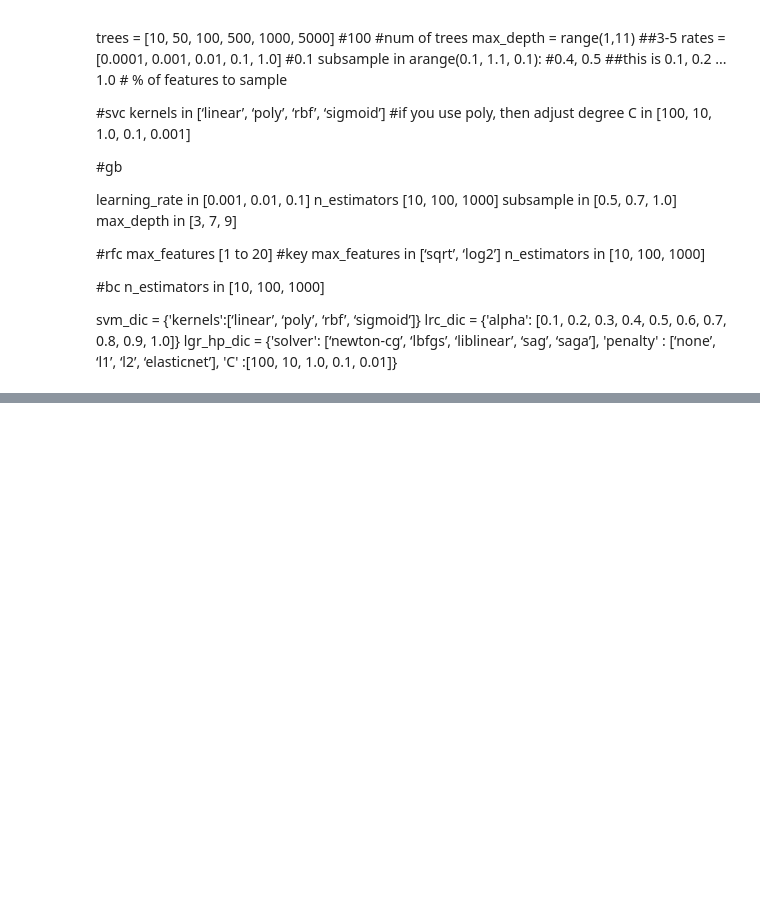
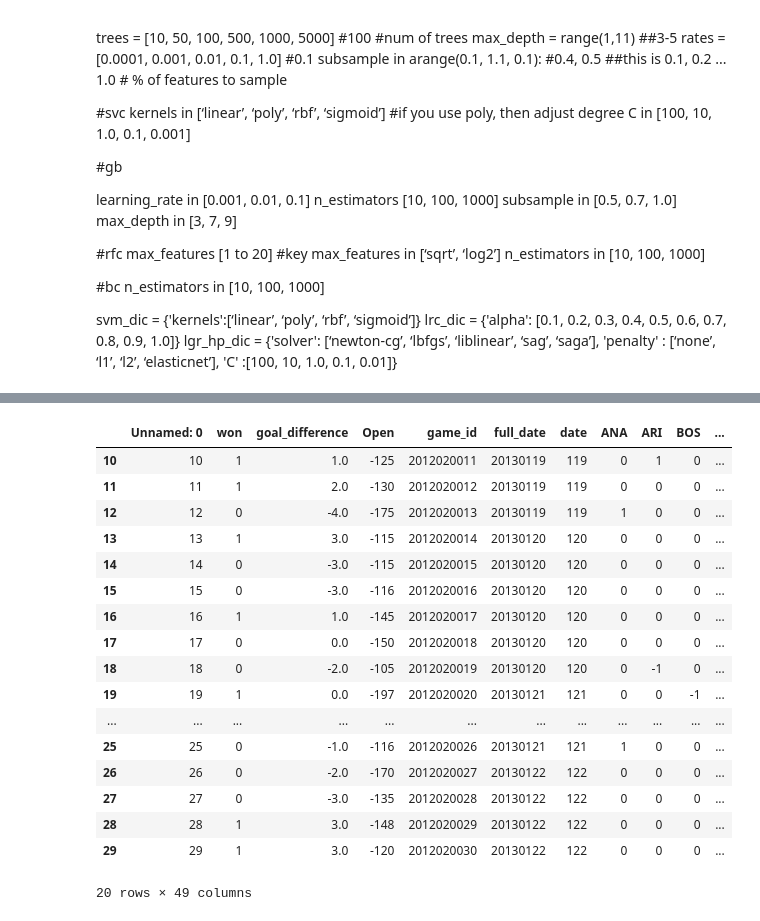
Before and after one commit to joeyamosjohns/final_project_nhl_prediction, a Jupyter notebook: Note_books/Explore_Models/v1_Model2_Pisch_Eval_Tuning.ipynb, the cells around one changed output, grey strips where cells are left out. Drawn from its saved outputs; the diff is of its cells as text; code cells hidden in the pictures; blank space fills up the shorter version.

```diff
--- a/Note_books/Explore_Models/v1_Model2_Pisch_Eval_Tuning.ipynb
+++ b/Note_books/Explore_Models/v1_Model2_Pisch_Eval_Tuning.ipynb
@@ -252,7 +252,4 @@ xgbc = XGBClassifier()
 # %%
 data = pd.read_csv('/Users/joejohns/data_bootcamp/GitHub/final_project_nhl_prediction/Note_books/Explore_Models/data_dummies_Pis_v2.csv')
 # %%
-y = y_Pis.loc[13:, 'won'].copy()
-X = data_dummies_Pis.copy()
-X.shape
-X[300:]
+data.rename(columns ={'win%':'win%_cumul'}, inplace = True)
@@ -258,0 +283,21 @@ X[300:]
+# %%
+data.iloc[10:30, :]
+# %% [output]
+|  | Unnamed: 0 | won | goal_difference | Open | game_id | full_date | date | ANA | ARI | BOS | ... |
+| 10 | 10 | 1 | 1.0 | -125 | 2012020011 | 20130119 | 119 | 0 | 1 | 0 | ... |
+| 11 | 11 | 1 | 2.0 | -130 | 2012020012 | 20130119 | 119 | 0 | 0 | 0 | ... |
+| 12 | 12 | 0 | -4.0 | -175 | 2012020013 | 20130119 | 119 | 1 | 0 | 0 | ... |
+| 13 | 13 | 1 | 3.0 | -115 | 2012020014 | 20130120 | 120 | 0 | 0 | 0 | ... |
+| 14 | 14 | 0 | -3.0 | -115 | 2012020015 | 20130120 | 120 | 0 | 0 | 0 | ... |
+| 15 | 15 | 0 | -3.0 | -116 | 2012020016 | 20130120 | 120 | 0 | 0 | 0 | ... |
+| 16 | 16 | 1 | 1.0 | -145 | 2012020017 | 20130120 | 120 | 0 | 0 | 0 | ... |
+| 17 | 17 | 0 | 0.0 | -150 | 2012020018 | 20130120 | 120 | 0 | 0 | 0 | ... |
+| 18 | 18 | 0 | -2.0 | -105 | 2012020019 | 20130120 | 120 | 0 | -1 | 0 | ... |
+| 19 | 19 | 1 | 0.0 | -197 | 2012020020 | 20130121 | 121 | 0 | 0 | -1 | ... |
+| ... | ... | ... | ... | ... | ... | ... | ... | ... | ... | ... | ... |
+| 25 | 25 | 0 | -1.0 | -116 | 2012020026 | 20130121 | 121 | 1 | 0 | 0 | ... |
+| 26 | 26 | 0 | -2.0 | -170 | 2012020027 | 20130122 | 122 | 0 | 0 | 0 | ... |
+| 27 | 27 | 0 | -3.0 | -135 | 2012020028 | 20130122 | 122 | 0 | 0 | 0 | ... |
+| 28 | 28 | 1 | 3.0 | -148 | 2012020029 | 20130122 | 122 | 0 | 0 | 0 | ... |
+| 29 | 29 | 1 | 3.0 | -120 | 2012020030 | 20130122 | 122 | 0 | 0 | 0 | ... |
+20 rows × 49 columns
```
Also changed, not shown: parts of 24 cells of this notebook, 5 other files.
